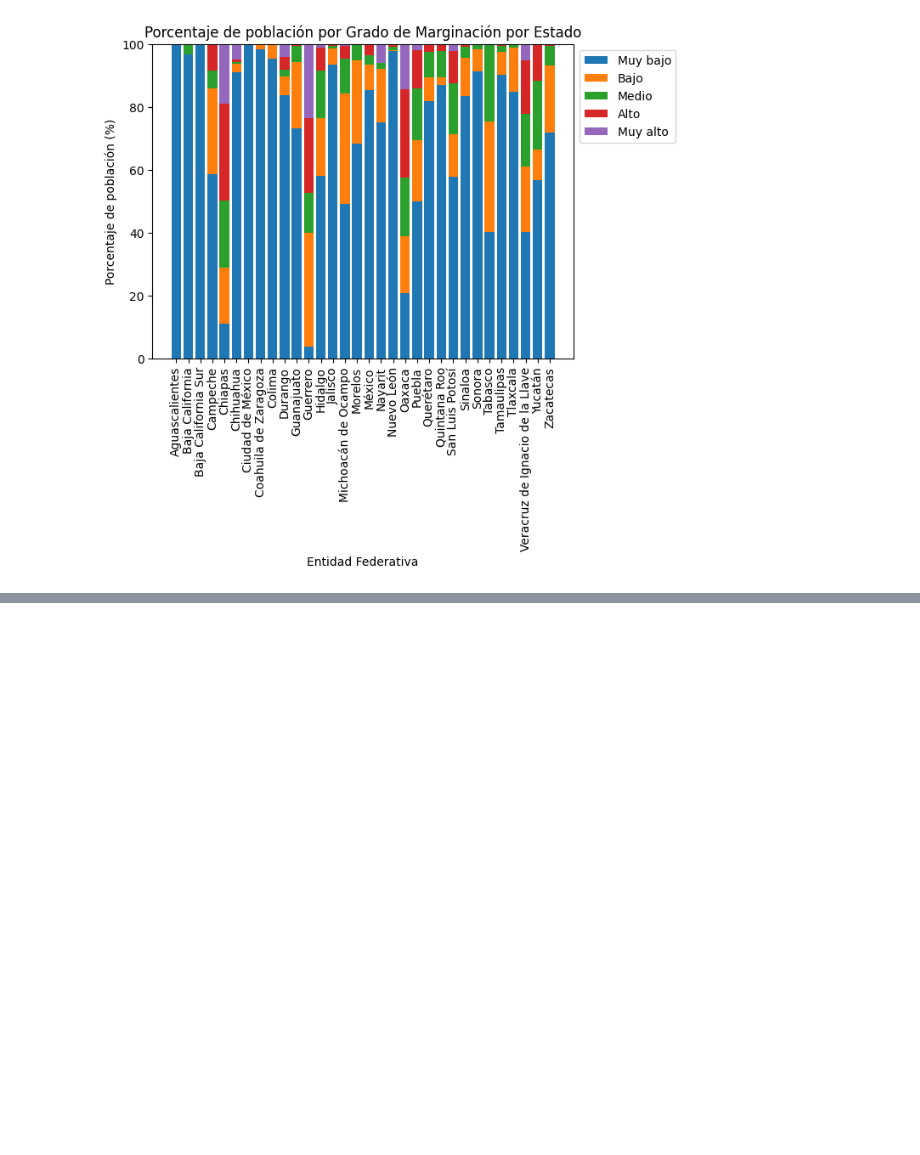
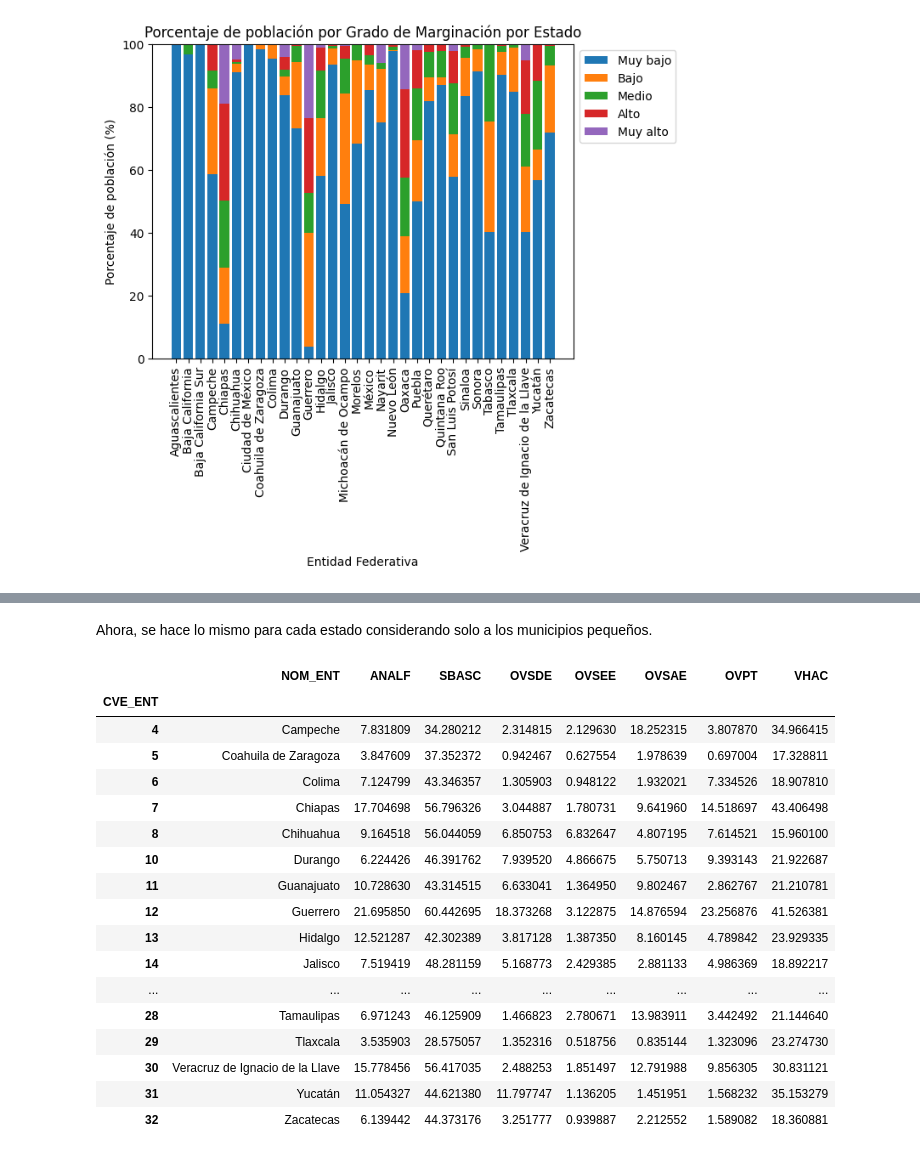
Before and after one commit to fofojaramillo/datsci-prog-proyecto, a Jupyter notebook: ind-marg.ipynb, the cells around one changed output, grey strips where cells are left out. Saved outputs shown, nothing was run; the diff lists cells and outputs as text; code cells hidden in the pictures; blank space fills up the shorter version.

```diff
--- a/ind-marg.ipynb
+++ b/ind-marg.ipynb
@@ -247,0 +484,37 @@ Las gráficas comparadas
+# %% [markdown]
+Ahora, se hace lo mismo para cada estado considerando solo a los municipios pequeños.
+# %%
+# Se filtran los municipios que cumplen la condición PL.5000 = 100%
+municipios_100_pl5000 = IMM_2020.groupby(['CVE_ENT', 'NOM_ENT', 'CVE_MUN', 'NOM_MUN']).filter(lambda x: x['PL.5000'].eq(100).all())
+
+# Se calcula el promedio por estado de cada variable (filtrando por PL.5000 = 100%)
+avg_estado_pl5000 = municipios_100_pl5000.groupby(['CVE_ENT', 'NOM_ENT']).agg({
+    'ANALF': 'mean',
+    'SBASC': 'mean',
+    'OVSDE': 'mean',
+    'OVSEE': 'mean',
+    'OVSAE': 'mean',
+    'OVPT': 'mean',
+    'VHAC': 'mean'
+}).reset_index().set_index('CVE_ENT')
+
+avg_estado_pl5000
+# %% [output]
+|  | NOM_ENT | ANALF | SBASC | OVSDE | OVSEE | OVSAE | OVPT | VHAC |
+| CVE_ENT |  |  |  |  |  |  |  |  |
+| 4 | Campeche | 7.831809 | 34.280212 | 2.314815 | 2.129630 | 18.252315 | 3.807870 | 34.966415 |
+| 5 | Coahuila de Zaragoza | 3.847609 | 37.352372 | 0.942467 | 0.627554 | 1.978639 | 0.697004 | 17.328811 |
+| 6 | Colima | 7.124799 | 43.346357 | 1.305903 | 0.948122 | 1.932021 | 7.334526 | 18.907810 |
+| 7 | Chiapas | 17.704698 | 56.796326 | 3.044887 | 1.780731 | 9.641960 | 14.518697 | 43.406498 |
+| 8 | Chihuahua | 9.164518 | 56.044059 | 6.850753 | 6.832647 | 4.807195 | 7.614521 | 15.960100 |
+| 10 | Durango | 6.224426 | 46.391762 | 7.939520 | 4.866675 | 5.750713 | 9.393143 | 21.922687 |
+| 11 | Guanajuato | 10.728630 | 43.314515 | 6.633041 | 1.364950 | 9.802467 | 2.862767 | 21.210781 |
+| 12 | Guerrero | 21.695850 | 60.442695 | 18.373268 | 3.122875 | 14.876594 | 23.256876 | 41.526381 |
+| 13 | Hidalgo | 12.521287 | 42.302389 | 3.817128 | 1.387350 | 8.160145 | 4.789842 | 23.929335 |
+| 14 | Jalisco | 7.519419 | 48.281159 | 5.168773 | 2.429385 | 2.881133 | 4.986369 | 18.892217 |
+| ... | ... | ... | ... | ... | ... | ... | ... | ... |
+| 28 | Tamaulipas | 6.971243 | 46.125909 | 1.466823 | 2.780671 | 13.983911 | 3.442492 | 21.144640 |
+| 29 | Tlaxcala | 3.535903 | 28.575057 | 1.352316 | 0.518756 | 0.835144 | 1.323096 | 23.274730 |
+| 30 | Veracruz de Ignacio de la Llave | 15.778456 | 56.417035 | 2.488253 | 1.851497 | 12.791988 | 9.856305 | 30.831121 |
+| 31 | Yucatán | 11.054327 | 44.621380 | 11.797747 | 1.136205 | 1.451951 | 1.568232 | 35.153279 |
+| 32 | Zacatecas | 6.139442 | 44.373176 | 3.251777 | 0.939887 | 2.212552 | 1.589082 | 18.360881 |
```
Also changed, not shown: parts of 40 cells of this notebook, 4 other files.
